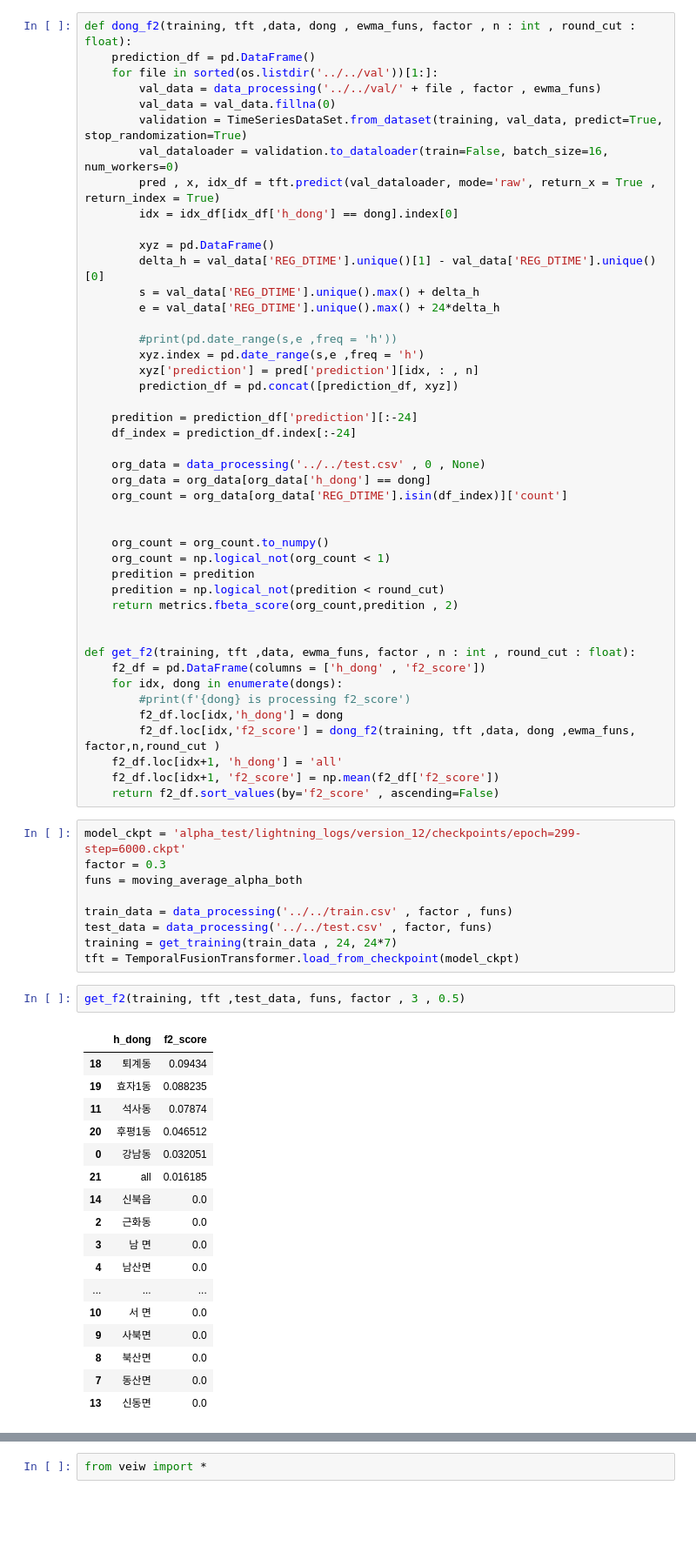
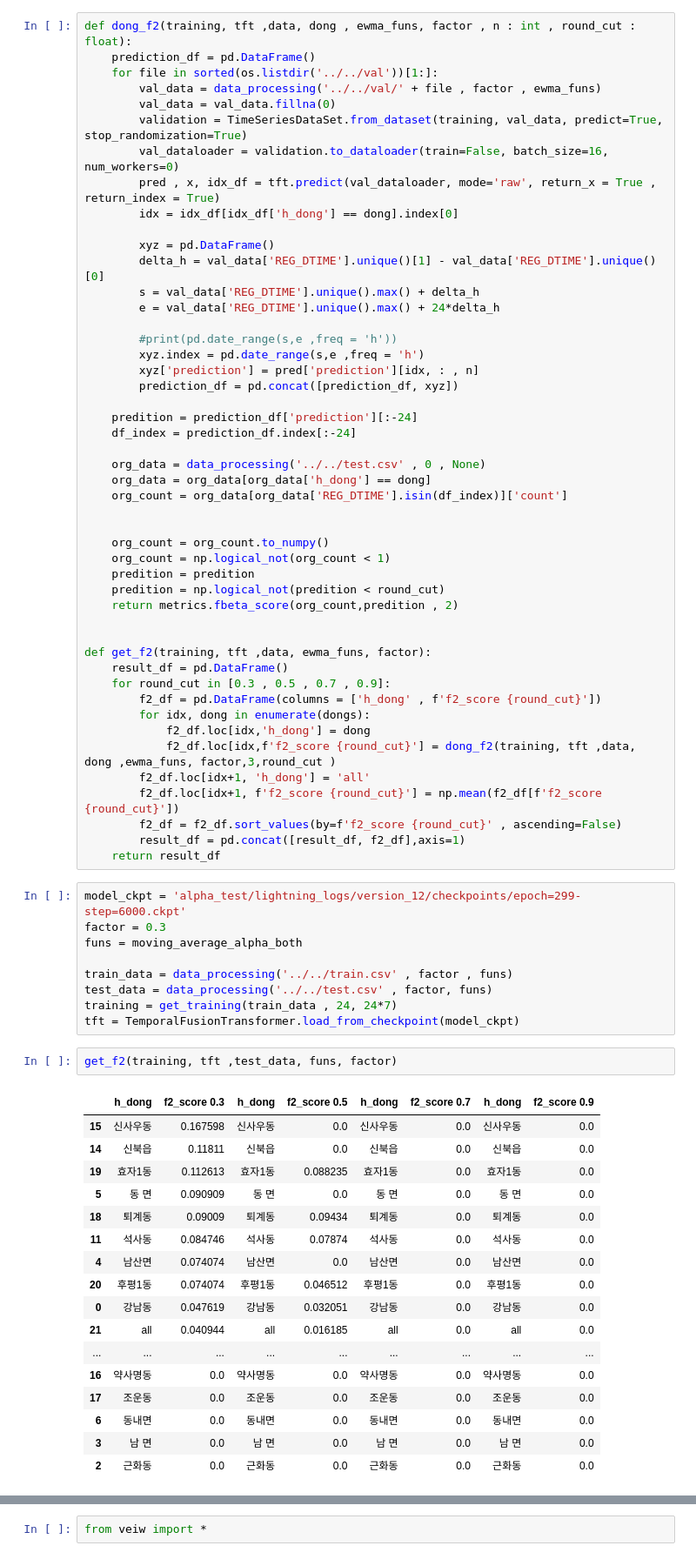
Before and after one commit to sigongjoa/Emergency_Demand, a Jupyter notebook: TFT/2022_12_15_TEST_ewma_alpha/result_veiw.ipynb, the cells around one changed output, grey strips where cells are left out. Shown at 87% size. Cells and saved outputs as stored; diff of their text form; blank space fills up the shorter version.

Commit message:
f2_scroe fix
각 round_cut 마다 f2 score 계산

```diff
--- a/TFT/2022_12_15_TEST_ewma_alpha/result_veiw.ipynb
+++ b/TFT/2022_12_15_TEST_ewma_alpha/result_veiw.ipynb
@@ -78,15 +78,18 @@ def dong_f2(training, tft ,data, dong , ewma_funs, factor , n : int , round_cut
     return metrics.fbeta_score(org_count,predition , 2)
 
 
-def get_f2(training, tft ,data, ewma_funs, factor , n : int , round_cut : float):
-    f2_df = pd.DataFrame(columns = ['h_dong' , 'f2_score'])
-    for idx, dong in enumerate(dongs):
-        #print(f'{dong} is processing f2_score')
-        f2_df.loc[idx,'h_dong'] = dong
-        f2_df.loc[idx,'f2_score'] = dong_f2(training, tft ,data, dong ,ewma_funs, factor,n,round_cut )
-    f2_df.loc[idx+1, 'h_dong'] = 'all'
-    f2_df.loc[idx+1, 'f2_score'] = np.mean(f2_df['f2_score'])
-    return f2_df.sort_values(by='f2_score' , ascending=False)
+def get_f2(training, tft ,data, ewma_funs, factor):
+    result_df = pd.DataFrame()
+    for round_cut in [0.3 , 0.5 , 0.7 , 0.9]:
+        f2_df = pd.DataFrame(columns = ['h_dong' , f'f2_score {round_cut}'])
+        for idx, dong in enumerate(dongs):
+            f2_df.loc[idx,'h_dong'] = dong
+            f2_df.loc[idx,f'f2_score {round_cut}'] = dong_f2(training, tft ,data, dong ,ewma_funs, factor,3,round_cut )
+        f2_df.loc[idx+1, 'h_dong'] = 'all'
+        f2_df.loc[idx+1, f'f2_score {round_cut}'] = np.mean(f2_df[f'f2_score {round_cut}'])
+        f2_df = f2_df.sort_values(by=f'f2_score {round_cut}' , ascending=False)
+        result_df = pd.concat([result_df, f2_df],axis=1)
+    return result_df
 # %%
 model_ckpt = 'alpha_test/lightning_logs/version_12/checkpoints/epoch=299-step=6000.ckpt'
 factor = 0.3
@@ -97,22 +100,22 @@ test_data = data_processing('../../test.csv' , factor, funs)
 training = get_training(train_data , 24, 24*7)
 tft = TemporalFusionTransformer.load_from_checkpoint(model_ckpt)
 # %%
-get_f2(training, tft ,test_data, funs, factor , 3 , 0.5)
+get_f2(training, tft ,test_data, funs, factor)
 # %% [output]
-|  | h_dong | f2_score |
-| 18 | 퇴계동 | 0.09434 |
-| 19 | 효자1동 | 0.088235 |
-| 11 | 석사동 | 0.07874 |
-| 20 | 후평1동 | 0.046512 |
-| 0 | 강남동 | 0.032051 |
-| 21 | all | 0.016185 |
-| 14 | 신북읍 | 0.0 |
-| 2 | 근화동 | 0.0 |
-| 3 | 남 면 | 0.0 |
-| 4 | 남산면 | 0.0 |
-| ... | ... | ... |
-| 10 | 서 면 | 0.0 |
-| 9 | 사북면 | 0.0 |
-| 8 | 북산면 | 0.0 |
-| 7 | 동산면 | 0.0 |
-| 13 | 신동면 | 0.0 |
+|  | h_dong | f2_score 0.3 | h_dong | f2_score 0.5 | h_dong | f2_score 0.7 | h_dong | f2_score 0.9 |
+| 15 | 신사우동 | 0.167598 | 신사우동 | 0.0 | 신사우동 | 0.0 | 신사우동 | 0.0 |
+| 14 | 신북읍 | 0.11811 | 신북읍 | 0.0 | 신북읍 | 0.0 | 신북읍 | 0.0 |
+| 19 | 효자1동 | 0.112613 | 효자1동 | 0.088235 | 효자1동 | 0.0 | 효자1동 | 0.0 |
+| 5 | 동 면 | 0.090909 | 동 면 | 0.0 | 동 면 | 0.0 | 동 면 | 0.0 |
+| 18 | 퇴계동 | 0.09009 | 퇴계동 | 0.09434 | 퇴계동 | 0.0 | 퇴계동 | 0.0 |
+| 11 | 석사동 | 0.084746 | 석사동 | 0.07874 | 석사동 | 0.0 | 석사동 | 0.0 |
+| 4 | 남산면 | 0.074074 | 남산면 | 0.0 | 남산면 | 0.0 | 남산면 | 0.0 |
+| 20 | 후평1동 | 0.074074 | 후평1동 | 0.046512 | 후평1동 | 0.0 | 후평1동 | 0.0 |
+| 0 | 강남동 | 0.047619 | 강남동 | 0.032051 | 강남동 | 0.0 | 강남동 | 0.0 |
+| 21 | all | 0.040944 | all | 0.016185 | all | 0.0 | all | 0.0 |
+| ... | ... | ... | ... | ... | ... | ... | ... | ... |
+| 16 | 약사명동 | 0.0 | 약사명동 | 0.0 | 약사명동 | 0.0 | 약사명동 | 0.0 |
+| 17 | 조운동 | 0.0 | 조운동 | 0.0 | 조운동 | 0.0 | 조운동 | 0.0 |
+| 6 | 동내면 | 0.0 | 동내면 | 0.0 | 동내면 | 0.0 | 동내면 | 0.0 |
+| 3 | 남 면 | 0.0 | 남 면 | 0.0 | 남 면 | 0.0 | 남 면 | 0.0 |
+| 2 | 근화동 | 0.0 | 근화동 | 0.0 | 근화동 | 0.0 | 근화동 | 0.0 |
```
Also changed, not shown: parts of 1 cell of this notebook, 7 other files.
